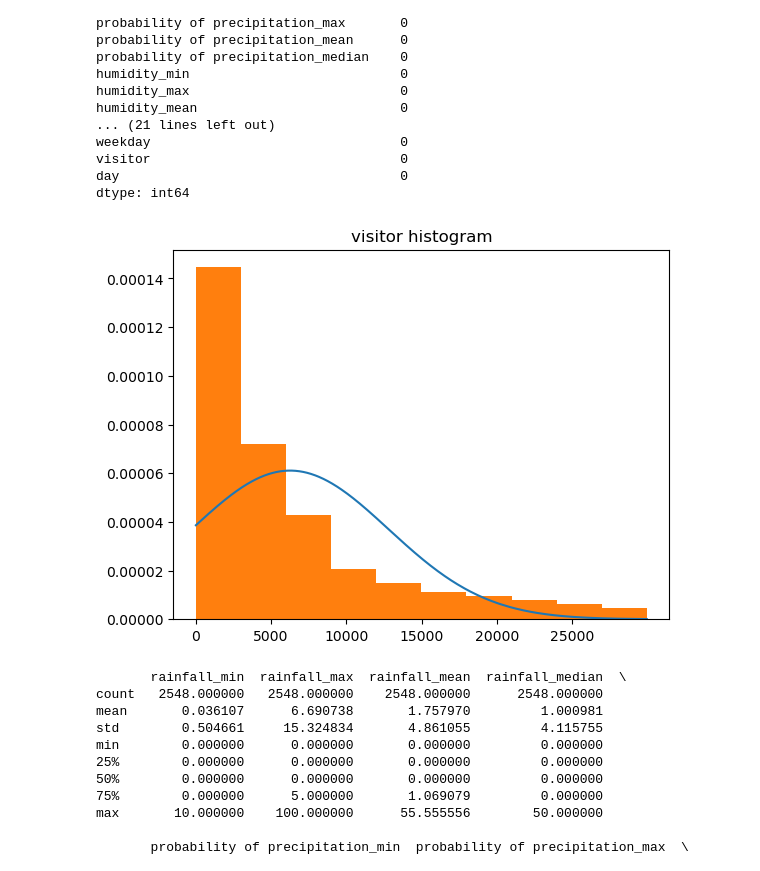
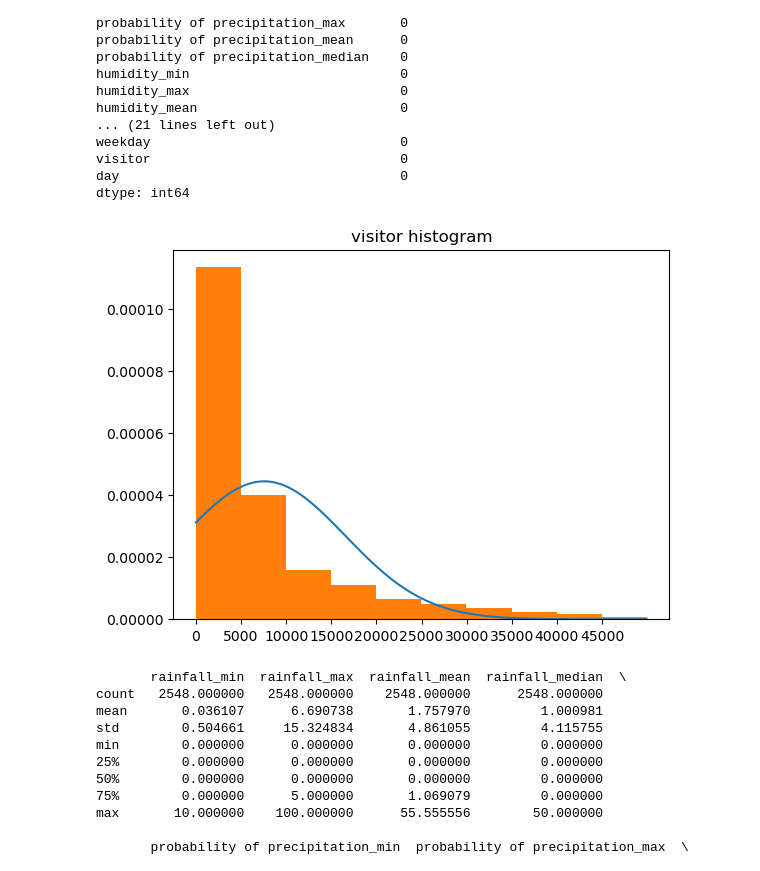
Before and after one commit to jrary/DataScienceTermProject, a Jupyter notebook: src/ensemble_gradient_boost.ipynb, the cells around one changed output. Drawn from its saved outputs; the diff is of its cells as text; code cells hidden in the pictures.

```diff
--- a/src/ensemble_gradient_boost.ipynb
+++ b/src/ensemble_gradient_boost.ipynb
@@ -124,21 +124,21 @@ dtype: int64
 # %%
 # visitor histogram
 from scipy import stats
 
 df['visitor'] = df['visitor'].str.replace(',', '').astype(int)
-df = df[df['visitor'] < 30000]
+df = df[df['visitor'] < 50000]
 
 mean = np.mean(df['visitor'])
 std = np.std(df['visitor'])
 pdf = stats.norm.pdf(df['visitor'].sort_values(), mean, std)
 
 plt.title('visitor histogram')
 plt.plot(np.sort(df['visitor']), pdf)
 plt.hist(df['visitor'], density=True)
-plt.xticks(np.arange(0, 30000,5000))
+plt.xticks(np.arange(0, 50000,5000))
 plt.show()
 # %% [output]
-[figure, old version]
+[figure, new version]
 # %%
 df = pd.read_csv('assets/output/dirtydataResult.csv')
 df['visitor'] = df['visitor'].str.replace(',', '').astype(int)
```
Also changed, not shown: parts of 9 cells of this notebook, 7 other files.
